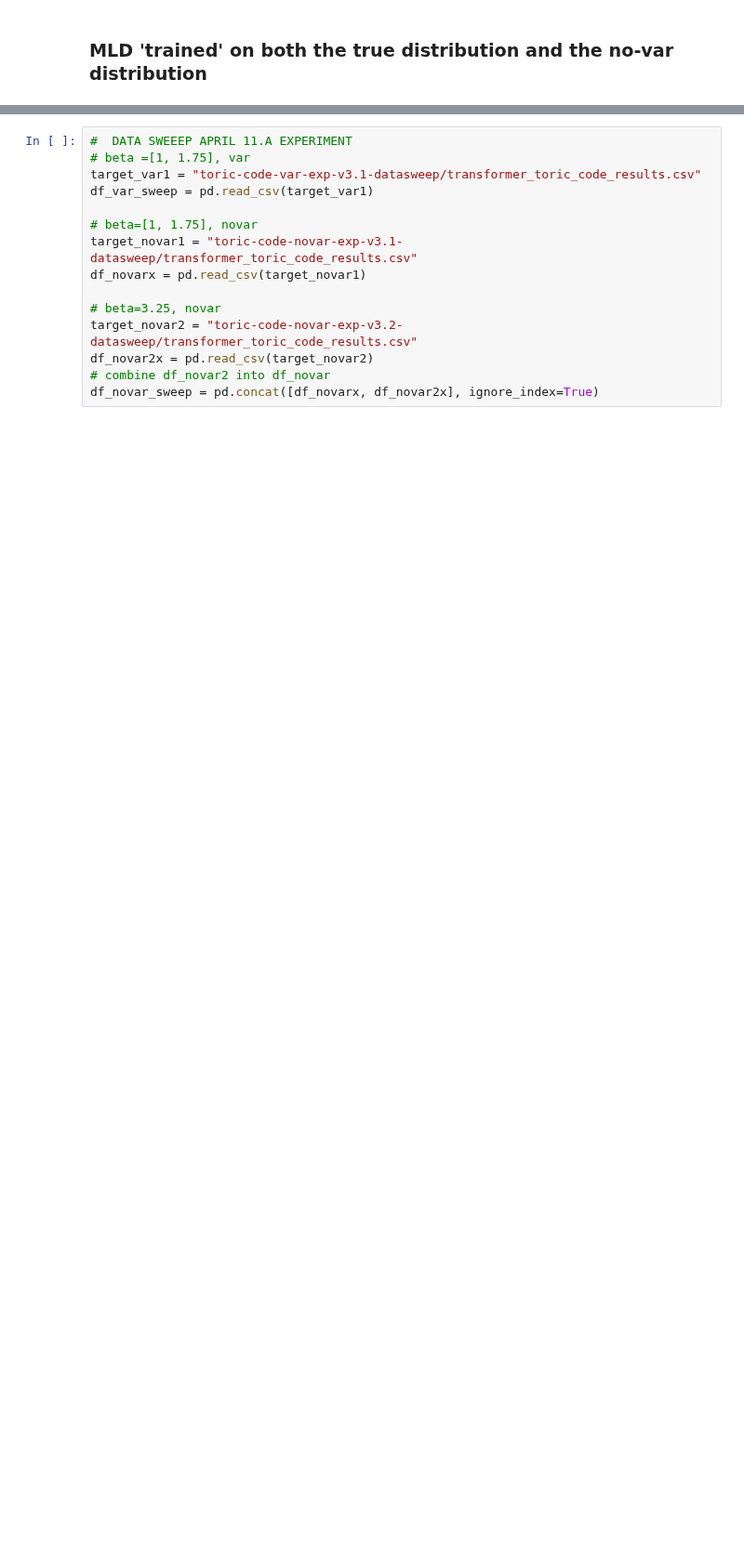
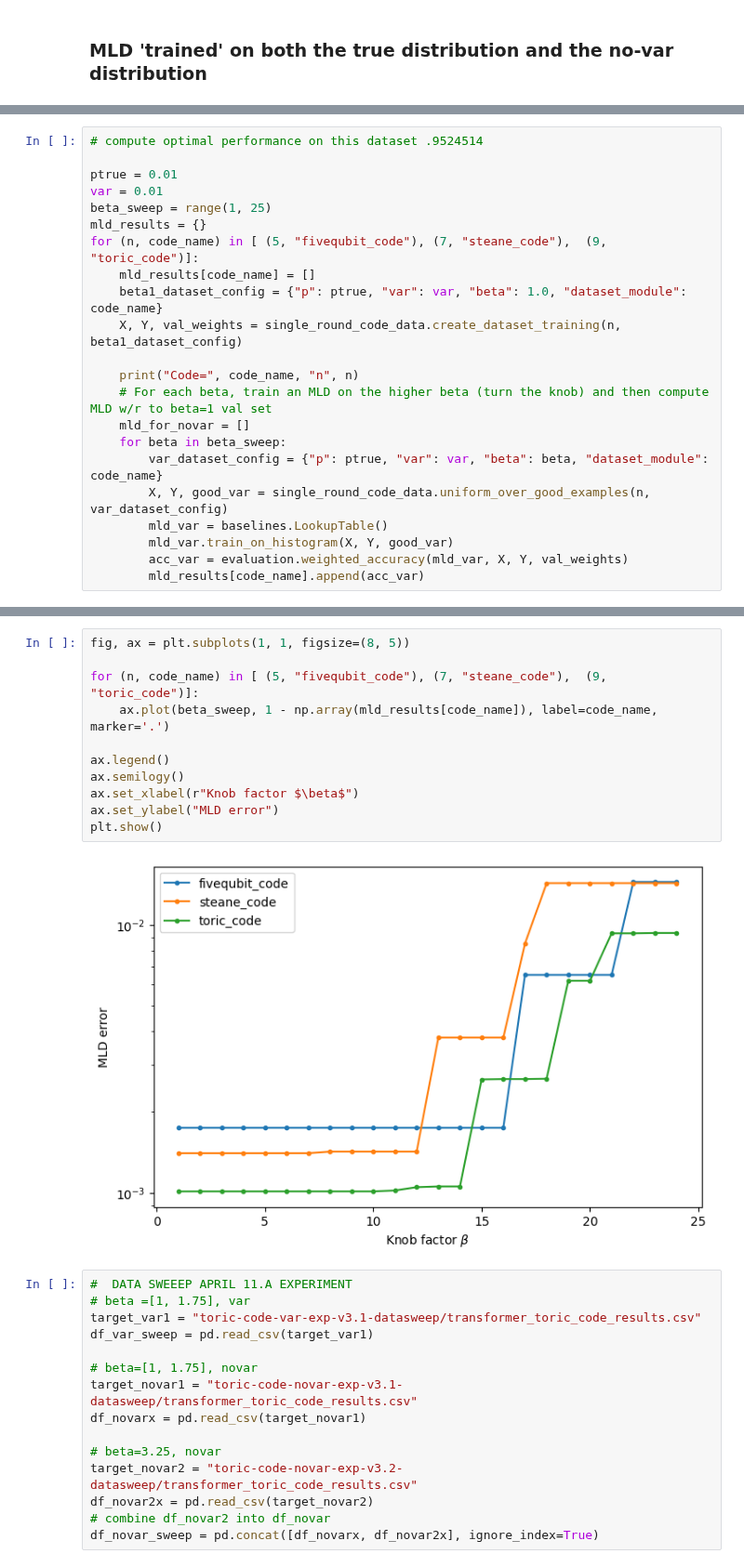
Before and after one commit to peterse/mldec, a Jupyter notebook: src/mldec/analysis/temp_fig2_expansion.ipynb, the cells around one changed output, grey strips where cells are left out. Shown at 93% size. Drawn from its saved outputs; the diff is of its cells as text; blank space fills up the shorter version.

Commit message:
changes to baseline

```diff
--- a/src/mldec/analysis/temp_fig2_expansion.ipynb
+++ b/src/mldec/analysis/temp_fig2_expansion.ipynb
@@ -150,0 +122,22 @@ NameError: name 'df_novar' is not defined
+# %%
+# compute optimal performance on this dataset .9524514
+
+ptrue = 0.01
+var = 0.01
+beta_sweep = range(1, 25)
+mld_results = {}
+for (n, code_name) in [ (5, "fivequbit_code"), (7, "steane_code"),  (9, "toric_code")]:
+    mld_results[code_name] = []
+    beta1_dataset_config = {"p": ptrue, "var": var, "beta": 1.0, "dataset_module": code_name}
+    X, Y, val_weights = single_round_code_data.create_dataset_training(n, beta1_dataset_config)
+
+    print("Code=", code_name, "n", n)
+    # For each beta, train an MLD on the higher beta (turn the knob) and then compute MLD w/r to beta=1 val set
+    mld_for_novar = []
+    for beta in beta_sweep:
+        var_dataset_config = {"p": ptrue, "var": var, "beta": beta, "dataset_module": code_name}
+        X, Y, good_var = single_round_code_data.uniform_over_good_examples(n, var_dataset_config)
+        mld_var = baselines.LookupTable()
+        mld_var.train_on_histogram(X, Y, good_var)
+        acc_var = evaluation.weighted_accuracy(mld_var, X, Y, val_weights)
+        mld_results[code_name].append(acc_var)
@@ -151,3 +162,16 @@ NameError: name 'df_novar' is not defined
+# %%
+fig, ax = plt.subplots(1, 1, figsize=(8, 5))
+
+for (n, code_name) in [ (5, "fivequbit_code"), (7, "steane_code"),  (9, "toric_code")]:
+    ax.plot(beta_sweep, 1 - np.array(mld_results[code_name]), label=code_name, marker='.')
+
+ax.legend()
+ax.semilogy()
+ax.set_xlabel(r"Knob factor $\beta$")
+ax.set_ylabel("MLD error")
+plt.show()
+# %% [output]
+[figure, added]
 # %%
 #  DATA SWEEEP APRIL 11.A EXPERIMENT
 # beta =[1, 1.75], var
```
Also changed, not shown: parts of 12 cells of this notebook, 3 other files.
